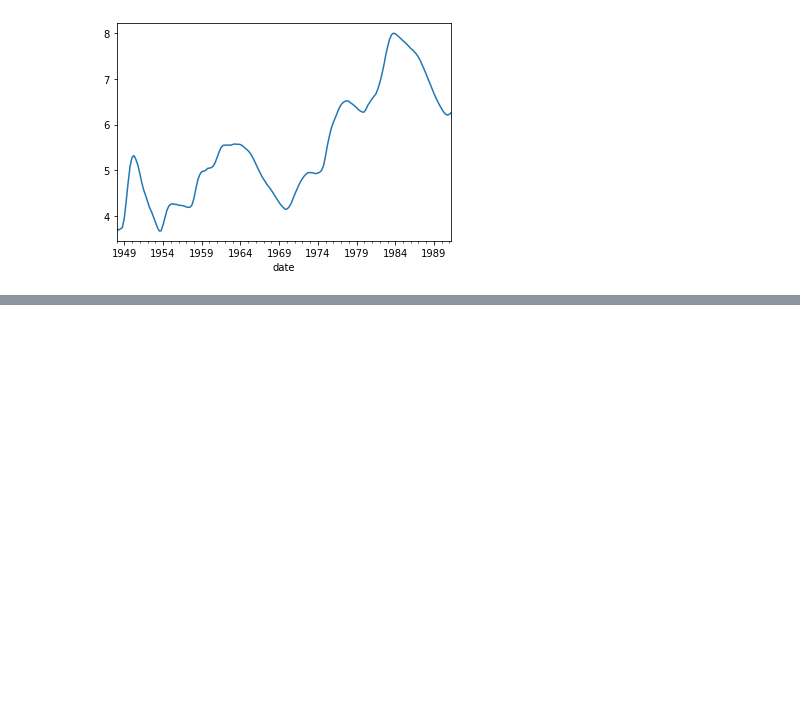
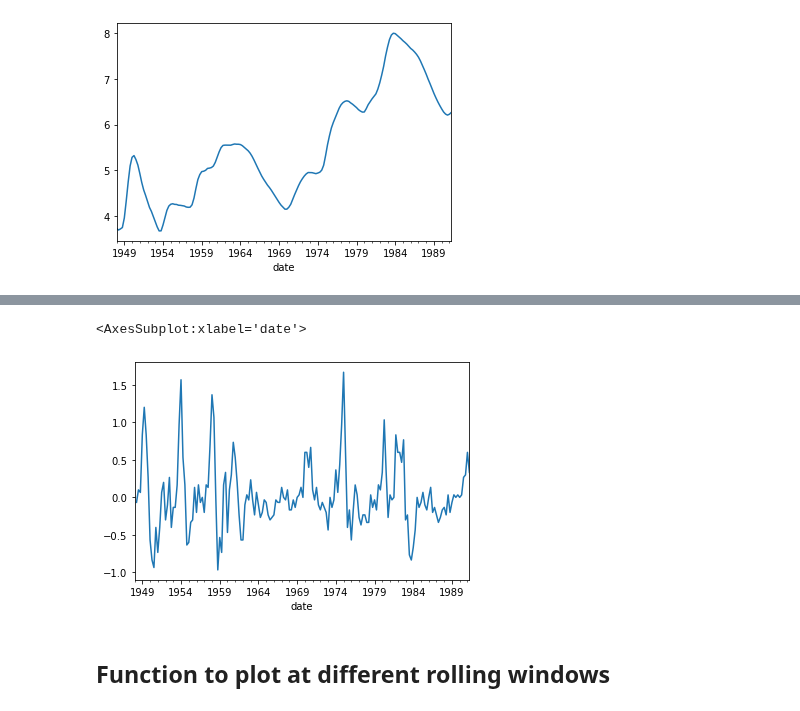
Before and after one commit to ShelyBhogal/data-science, a Jupyter notebook: 16-time-series/02_rolling_statistics.ipynb, the cells around one changed output, grey strips where cells are left out. Drawn from its saved outputs; the diff is of its cells as text; code cells hidden in the pictures; blank space fills up the shorter version.

```diff
--- a/16-time-series/02_rolling_statistics.ipynb
+++ b/16-time-series/02_rolling_statistics.ipynb
@@ -142,0 +157,7 @@ Name: unemployment_rate, Length: 174, dtype: float64
+# %%
+u['unemployment_rate'].diff().plot()
+# %% [output]
+<AxesSubplot:xlabel='date'>
+[figure, added]
+# %% [markdown]
+## Function to plot at different rolling windows
```
Also changed, not shown: parts of 29 cells of this notebook, 49 other files.
